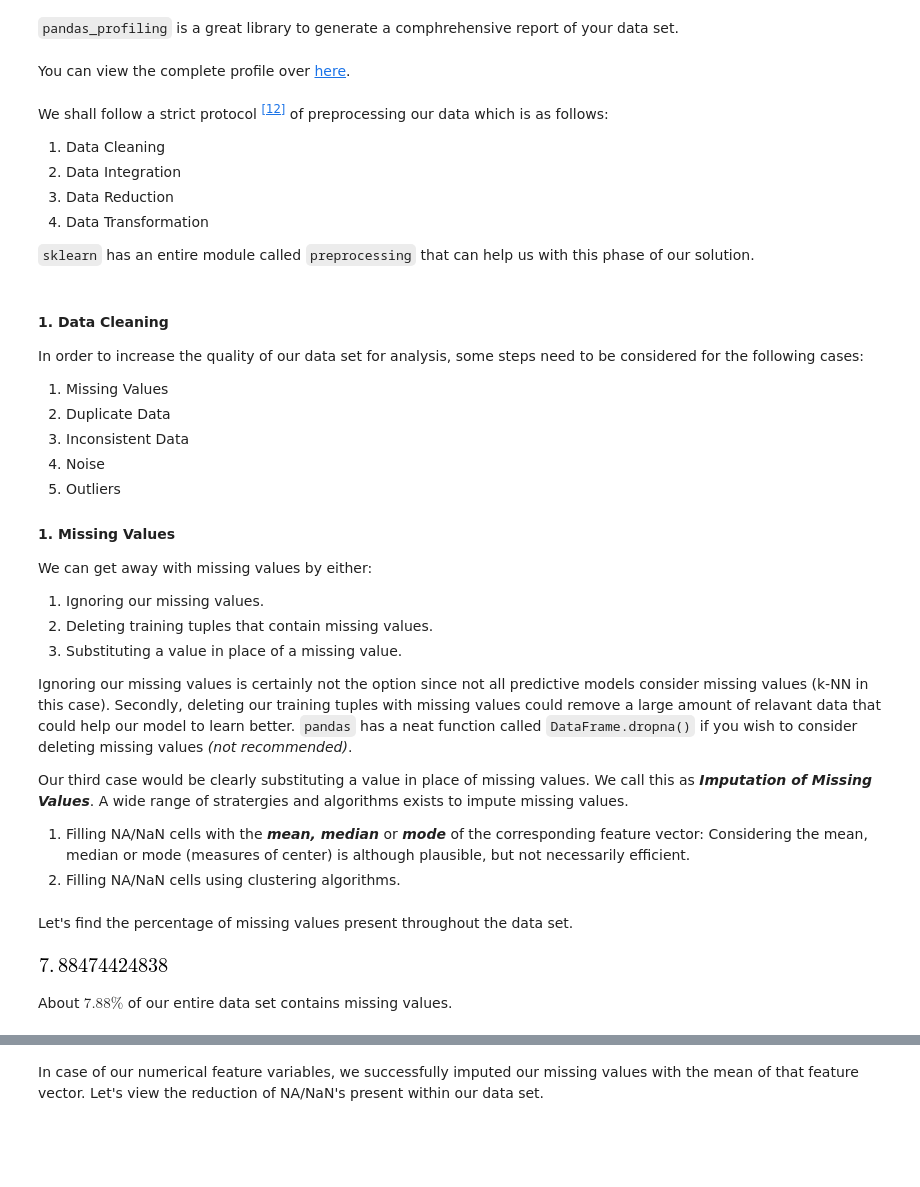
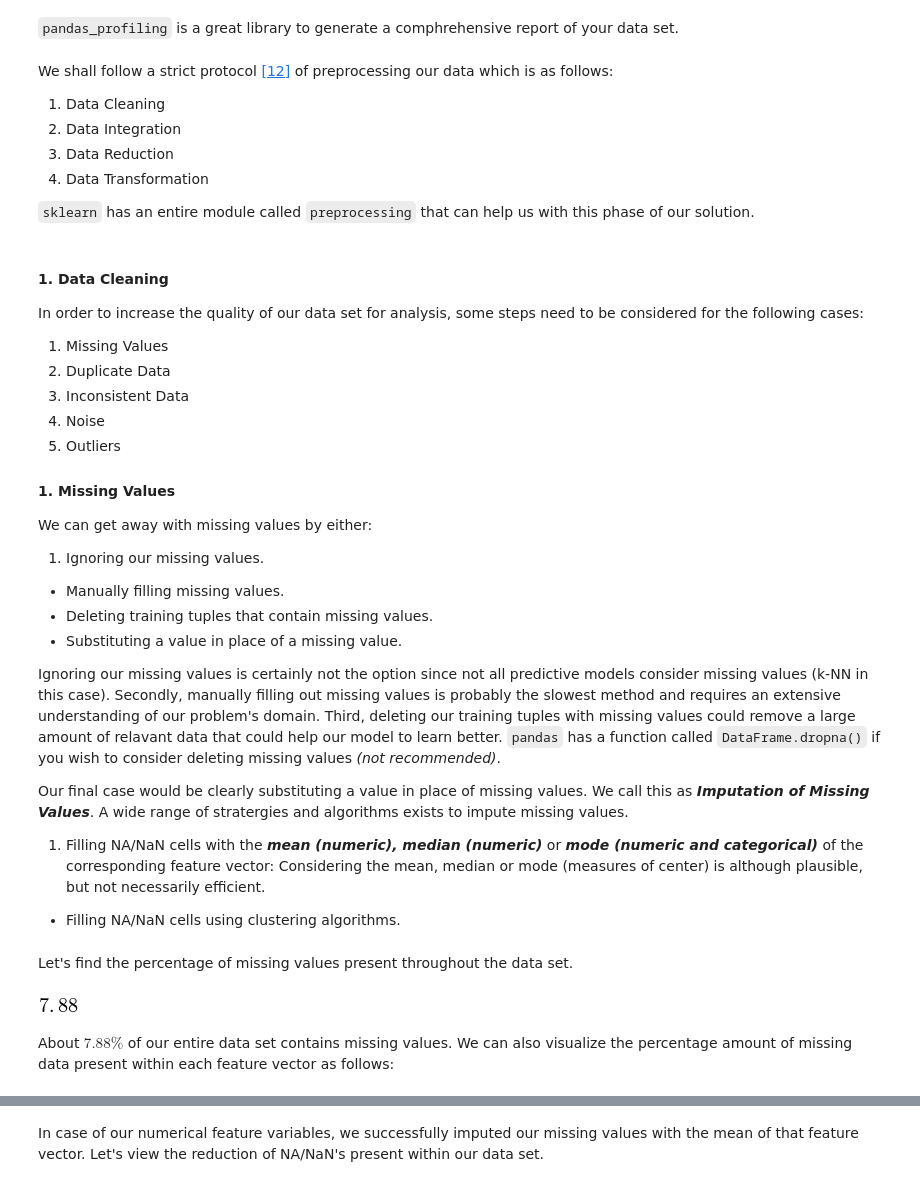
Before and after one commit to achillesrasquinha/brains-from-scratch, a Jupyter notebook: Brains from Scratch - Machine Learning for dummies.ipynb, the cells around one changed output, grey strips where cells are left out. Cells and saved outputs as stored; diff of their text form; code cells hidden in the pictures; blank space fills up the shorter version.

```diff
--- a/Brains from Scratch - Machine Learning for dummies.ipynb
+++ b/Brains from Scratch - Machine Learning for dummies.ipynb
@@ -1379,10 +1420,8 @@ import pandas_profiling as pp
 # %%
 profile = pp.ProfileReport(df)
 profile.to_file(outputfile = './data/cotton/profile.html')
-# %% [markdown]
-You can view the complete profile over [here](./cotton_profile.html).
 # %% [markdown]
-We shall follow a strict protocol <sup>[[12]](#References)</sup> of preprocessing our data which is as follows:
+We shall follow a strict protocol [[12]](#References) of preprocessing our data which is as follows:
 1. Data Cleaning
 2. Data Integration
 3. Data Reduction
@@ -1401,20 +1440,21 @@ In order to increase the quality of our data set for analysis, some steps need t
 #### 1. Missing Values
 We can get away with missing values by either:
 1. Ignoring our missing values.
-2. Deleting training tuples that contain missing values.
-3. Substituting a value in place of a missing value.
+-  Manually filling missing values.
+-  Deleting training tuples that contain missing values.
+-  Substituting a value in place of a missing value.
 
-Ignoring our missing values is certainly not the option since not all predictive models consider missing values (k-NN in this case). Secondly, deleting our training tuples with missing values could remove a large amount of relavant data that could help our model to learn better. `pandas` has a neat function called `DataFrame.dropna()` if you wish to consider deleting missing values *(not recommended)*.
+Ignoring our missing values is certainly not the option since not all predictive models consider missing values (k-NN in this case). Secondly, manually filling out missing values is probably the slowest method and requires an extensive understanding of our problem's domain. Third, deleting our training tuples with missing values could remove a large amount of relavant data that could help our model to learn better. `pandas` has a function called `DataFrame.dropna()` if you wish to consider deleting missing values *(not recommended)*.
 
-Our third case would be clearly substituting a value in place of missing values. We call this as ***Imputation of Missing Values***. A wide range of stratergies and algorithms exists to impute missing values.
+Our final case would be clearly substituting a value in place of missing values. We call this as ***Imputation of Missing Values***. A wide range of stratergies and algorithms exists to impute missing values.
 
-1. Filling NA/NaN cells with the ***mean, median*** or ***mode*** of the corresponding feature vector: Considering the mean, median or mode (measures of center) is although plausible, but not necessarily efficient.
-2. Filling NA/NaN cells using clustering algorithms.
+1. Filling NA/NaN cells with the ***mean (numeric), median (numeric)*** or ***mode (numeric and categorical)*** of the corresponding feature vector: Considering the mean, median or mode (measures of center) is although plausible, but not necessarily efficient.
+-  Filling NA/NaN cells using clustering algorithms.
 # %% [markdown]
 Let's find the percentage of missing values present throughout the data set.
 # %%
-(df.isnull().sum().sum() / df.size) * 100
+np.round((df.isnull().sum().sum() / df.size) * 100, 2)
 # %% [output]
-[figure, old version]
+[figure, new version]
 # %% [markdown]
-About $7.88\%$ of our entire data set contains missing values.
+About $7.88\%$ of our entire data set contains missing values. We can also visualize the percentage amount of missing data present within each feature vector as follows:
```
Also changed, not shown: parts of 38 cells of this notebook, 1 other file.
